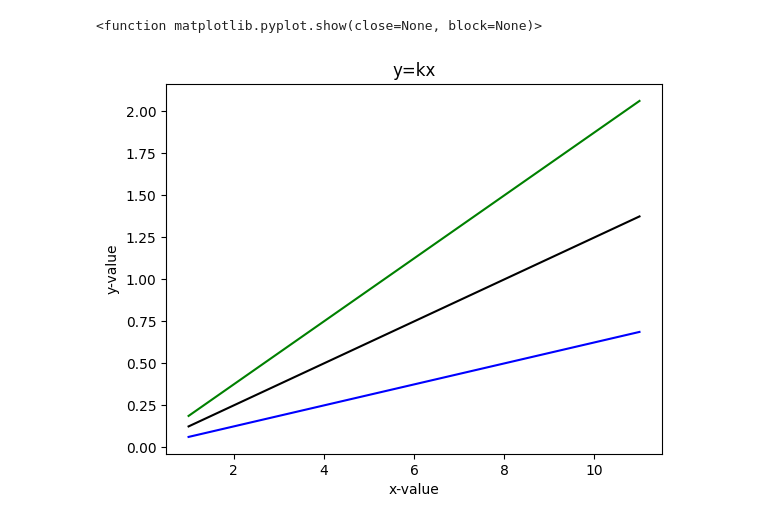
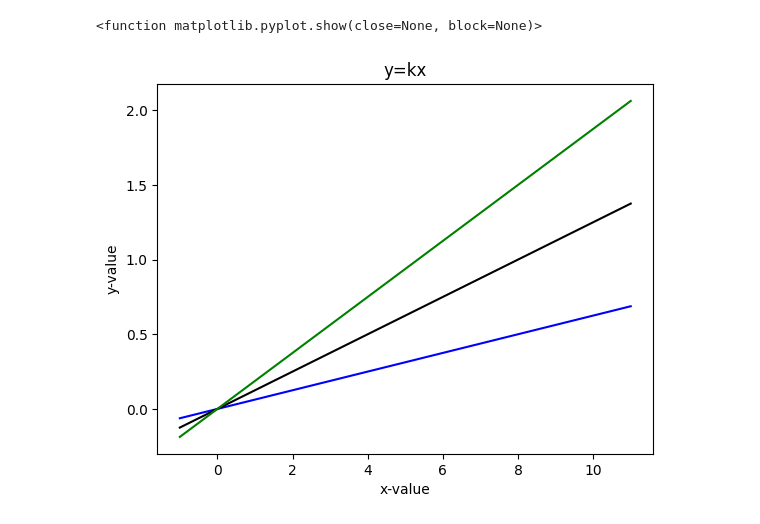
Before and after one commit to Slothay/MachineLearning, a Jupyter notebook: Day1/Show/exercise1.1.ipynb, the cells around one changed output. Drawn from its saved outputs; the diff is of its cells as text; code cells hidden in the pictures.

```diff
--- a/Day1/Show/exercise1.1.ipynb
+++ b/Day1/Show/exercise1.1.ipynb
@@ -1,24 +1,25 @@
 # %%
 import numpy as np
 import matplotlib.pyplot as plt
 
 
 def y(x):
     return k*(0.25)*x
 
-x = np.array([1,5,9,11])
-
+# x = np.array([1,5,9,11])
+# or use np.linspace(0,11,12)
+x = np.linspace(-1,11,12)
 colors = ['r','b','k','g']
 for i in range(1,4):
     k = i*(0.25)
     plt.plot(x,y(x), color=colors[i])
 
 
 
 plt.title('y=kx')
 plt.xlabel('x-value')
 plt.ylabel('y-value')
 plt.show
 # %% [output]
 <function matplotlib.pyplot.show(close=None, block=None)>
-[figure, old version]
+[figure, new version]
```
Also changed, not shown: parts of 2 cells of this notebook, 2 other files.
